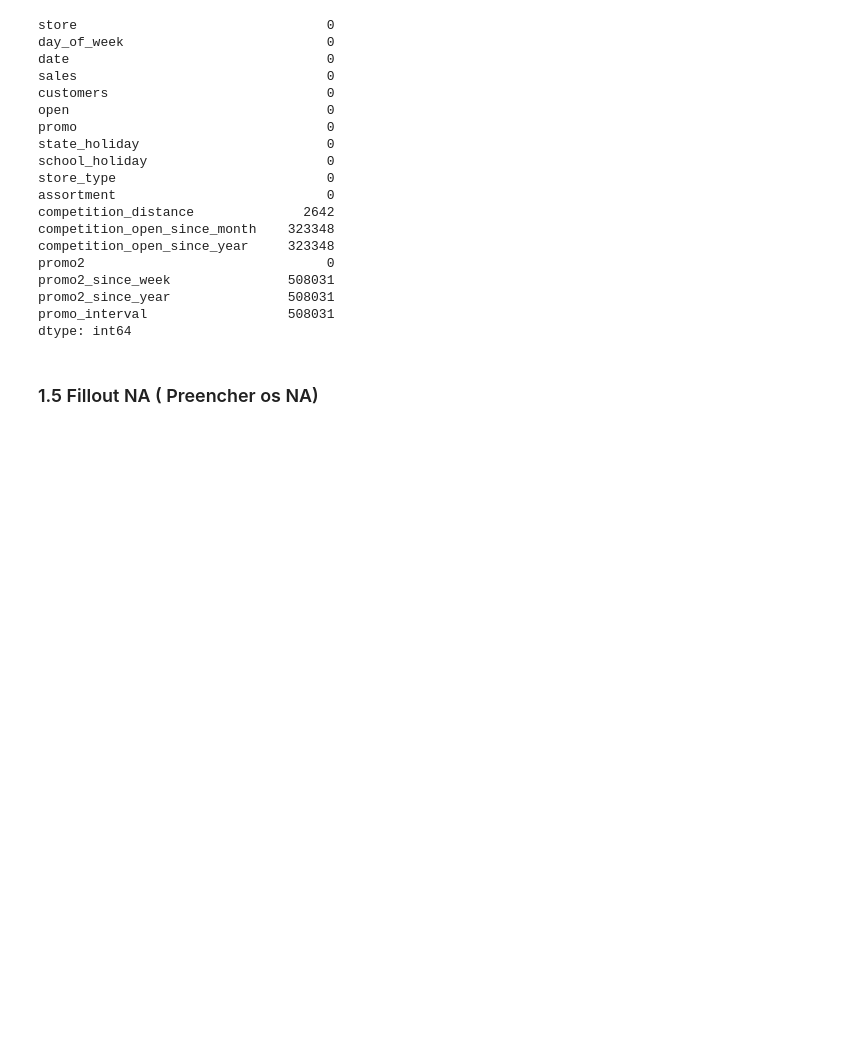
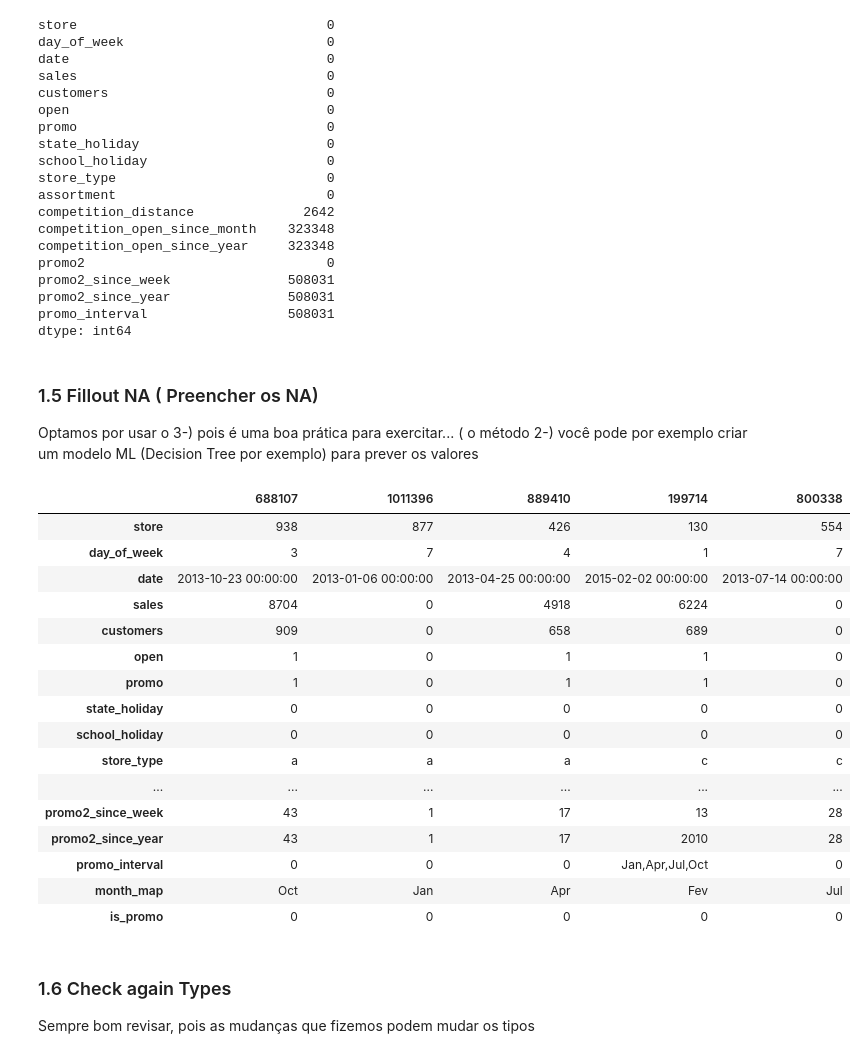
Before and after one commit to miguelzeph/curso_ds_em_producao, a Jupyter notebook: m02_v01_store_sales_prediction.ipynb, the cells around one changed output. Drawn from its saved outputs; the diff is of its cells as text; code cells hidden in the pictures; blank space fills up the shorter version.

```diff
--- a/m02_v01_store_sales_prediction.ipynb
+++ b/m02_v01_store_sales_prediction.ipynb
@@ -168,2 +170,0 @@ dtype: int64
-# %% [markdown]
-### 1.5 Fillout NA ( Preencher os NA)
@@ -177,0 +171,4 @@ dtype: int64
+# %% [markdown]
+### 1.5 Fillout NA ( Preencher os NA)
+
+Optamos por usar o 3-) pois é uma boa prática para exercitar... ( o método 2-) você pode por exemplo criar um modelo ML (Decision Tree por exemplo) para prever os valores
@@ -177,0 +233,24 @@ dtype: int64
+# %%
+df1.sample(5).T # Visualizar T
+# %% [output]
+|  | 688107 | 1011396 | 889410 | 199714 | 800338 |
+| store | 938 | 877 | 426 | 130 | 554 |
+| day_of_week | 3 | 7 | 4 | 1 | 7 |
+| date | 2013-10-23 00:00:00 | 2013-01-06 00:00:00 | 2013-04-25 00:00:00 | 2015-02-02 00:00:00 | 2013-07-14 00:00:00 |
+| sales | 8704 | 0 | 4918 | 6224 | 0 |
+| customers | 909 | 0 | 658 | 689 | 0 |
+| open | 1 | 0 | 1 | 1 | 0 |
+| promo | 1 | 0 | 1 | 1 | 0 |
+| state_holiday | 0 | 0 | 0 | 0 | 0 |
+| school_holiday | 0 | 0 | 0 | 0 | 0 |
+| store_type | a | a | a | c | c |
+| ... | ... | ... | ... | ... | ... |
+| promo2_since_week | 43 | 1 | 17 | 13 | 28 |
+| promo2_since_year | 43 | 1 | 17 | 2010 | 28 |
+| promo_interval | 0 | 0 | 0 | Jan,Apr,Jul,Oct | 0 |
+| month_map | Oct | Jan | Apr | Fev | Jul |
+| is_promo | 0 | 0 | 0 | 0 | 0 |
+# %% [markdown]
+### 1.6 Check again Types
+
+Sempre bom revisar, pois as mudanças que fizemos podem mudar os tipos
```
Also changed, not shown: parts of 19 cells of this notebook.
